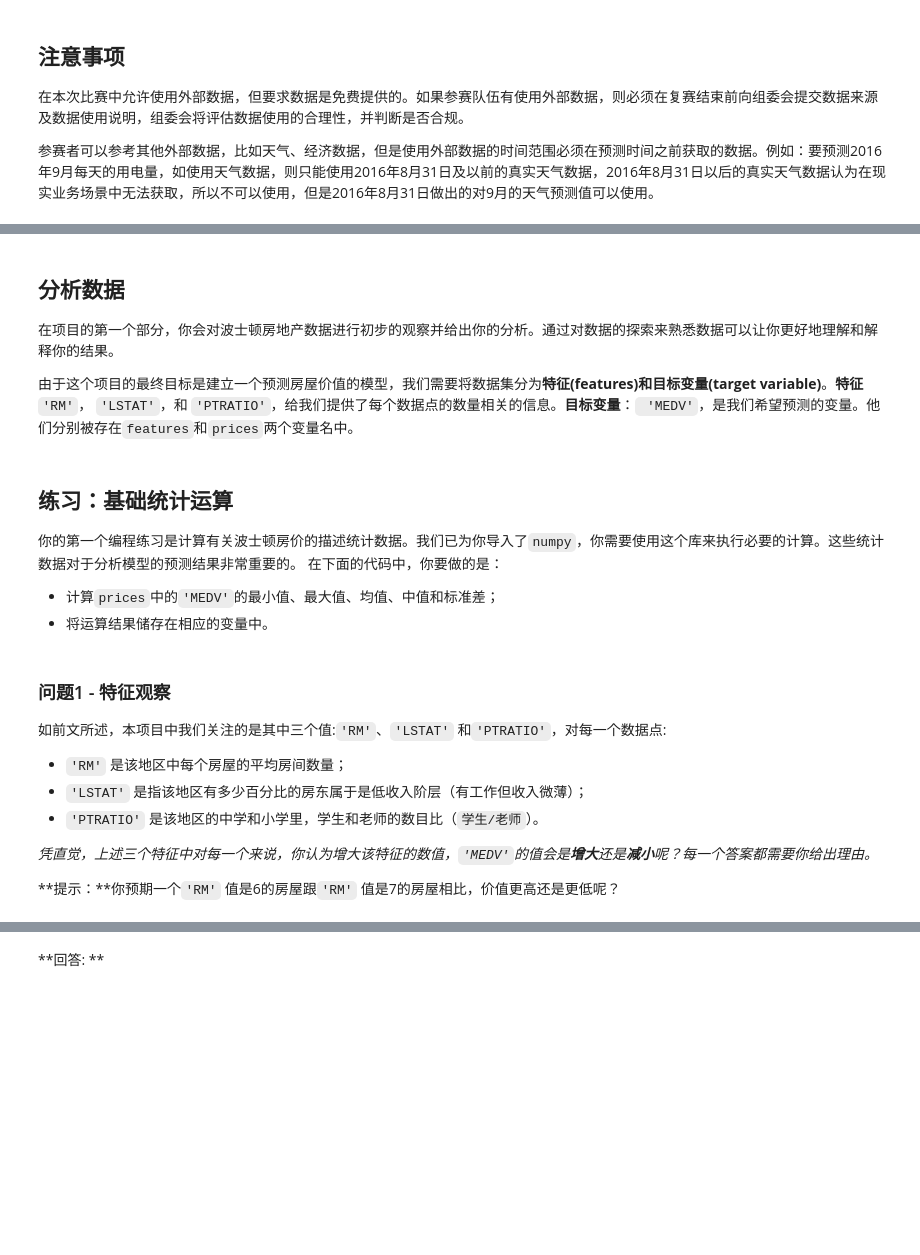
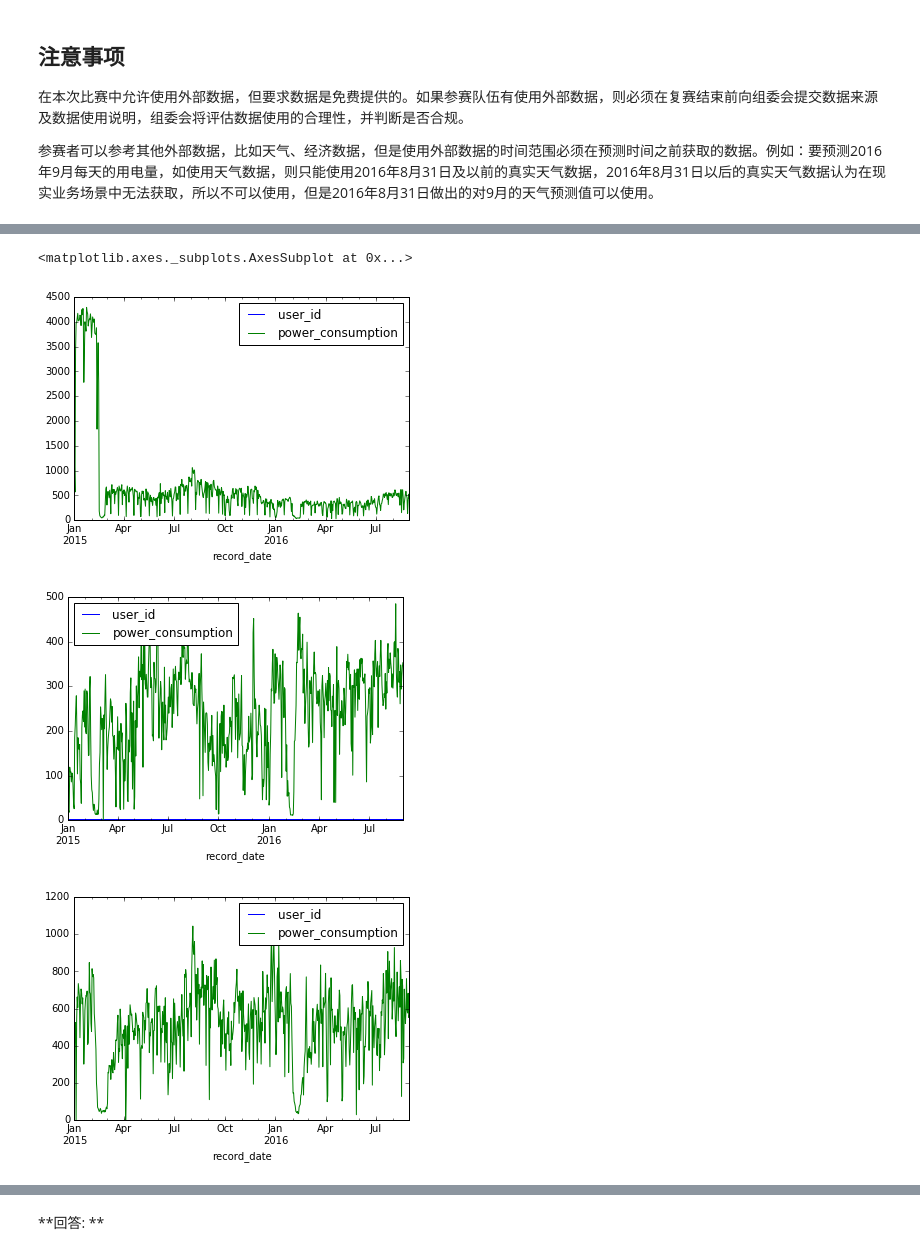
Before and after one commit to safezpa/tianchi_power, a Jupyter notebook: tianchi_power.ipynb, the cells around one changed output, grey strips where cells are left out. Saved outputs shown, nothing was run; the diff lists cells and outputs as text; code cells hidden in the pictures; blank space fills up the shorter version.

```diff
--- a/tianchi_power.ipynb
+++ b/tianchi_power.ipynb
@@ -52,11 +96,0 @@ print "tianchi_power dataset has {} data points with {} variables each.".format(
-# %% [markdown]
-## 分析数据
-在项目的第一个部分，你会对波士顿房地产数据进行初步的观察并给出你的分析。通过对数据的探索来熟悉数据可以让你更好地理解和解释你的结果。
-
-由于这个项目的最终目标是建立一个预测房屋价值的模型，我们需要将数据集分为**特征(features)**和**目标变量(target variable)**。**特征** `'RM'`， `'LSTAT'`，和 `'PTRATIO'`，给我们提供了每个数据点的数量相关的信息。**目标变量**：` 'MEDV'`，是我们希望预测的变量。他们分别被存在`features`和`prices`两个变量名中。
-# %% [markdown]
-## 练习：基础统计运算
-你的第一个编程练习是计算有关波士顿房价的描述统计数据。我们已为你导入了` numpy `，你需要使用这个库来执行必要的计算。这些统计数据对于分析模型的预测结果非常重要的。
-在下面的代码中，你要做的是：
-- 计算`prices`中的`'MEDV'`的最小值、最大值、均值、中值和标准差；
-- 将运算结果储存在相应的变量中。
@@ -92,11 +97,35 @@ print "Standard deviation of prices: ${:,.2f}".format(std_price)
-# %% [markdown]
-### 问题1 - 特征观察
-
-如前文所述，本项目中我们关注的是其中三个值:`'RM'`、`'LSTAT'` 和`'PTRATIO'`，对每一个数据点:
-- `'RM'` 是该地区中每个房屋的平均房间数量；
-- `'LSTAT'` 是指该地区有多少百分比的房东属于是低收入阶层（有工作但收入微薄）；
-- `'PTRATIO'` 是该地区的中学和小学里，学生和老师的数目比（`学生/老师`）。
-
-_凭直觉，上述三个特征中对每一个来说，你认为增大该特征的数值，`'MEDV'`的值会是**增大**还是**减小**呢？每一个答案都需要你给出理由。_
-
-**提示：**你预期一个`'RM'` 值是6的房屋跟`'RM'` 值是7的房屋相比，价值更高还是更低呢？
+# %%
+# -*- coding:utf-8 -*-
+import numpy as np
+import pandas as pd
+from datetime import datetime
+import matplotlib.pylab as plt
+
+# 读取数据，pd.read_csv默认生成DataFrame对象，需将其转换成Series对象
+df = pd.read_csv('tianchi_power.csv', encoding='utf-8', index_col='record_date')
+df.index = pd.to_datetime(df.index)  # 将字符串索引转换成时间索引
+ts = df['power_consumption']  # 生成pd.Series对象
+# 查看数据格式
+ts.head()
+ts.head().index
+
+#ts['2015-01-01']
+#ts[datetime(2015,1,1)]
+#ts['2015']
+
+df1 = df[df['user_id'] == 1]
+df2 = df[df['user_id'] == 2]
+df3 = df[df['user_id'] == 3]
+df4 = df[df['user_id'] == 4]
+df5 = df[df['user_id'] == 5]
+
+df1.plot()
+df2.plot()
+df3.plot()
+df4.plot()
+df5.plot()
+# %% [output]
+<matplotlib.axes._subplots.AxesSubplot at 0x...>
+[figure, added]
+[figure, added]
+[figure, added]
```
Also changed, not shown: parts of 11 cells of this notebook, 4 other files.
